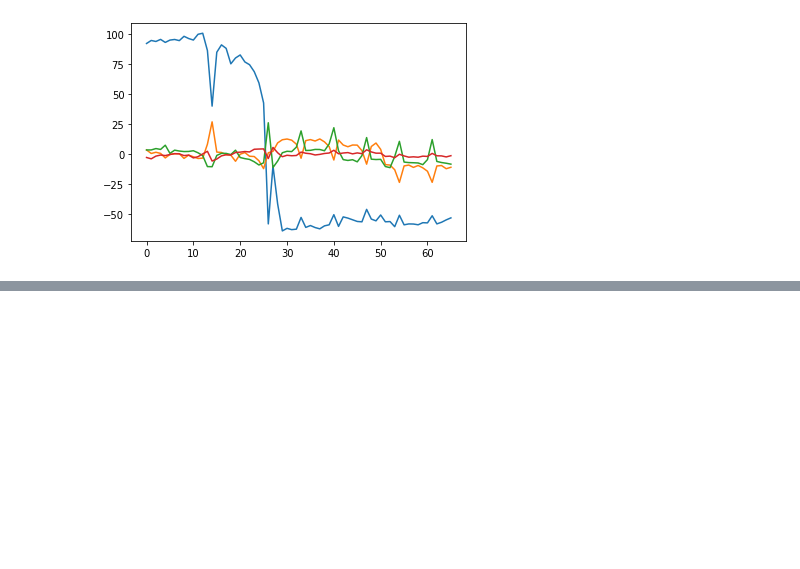
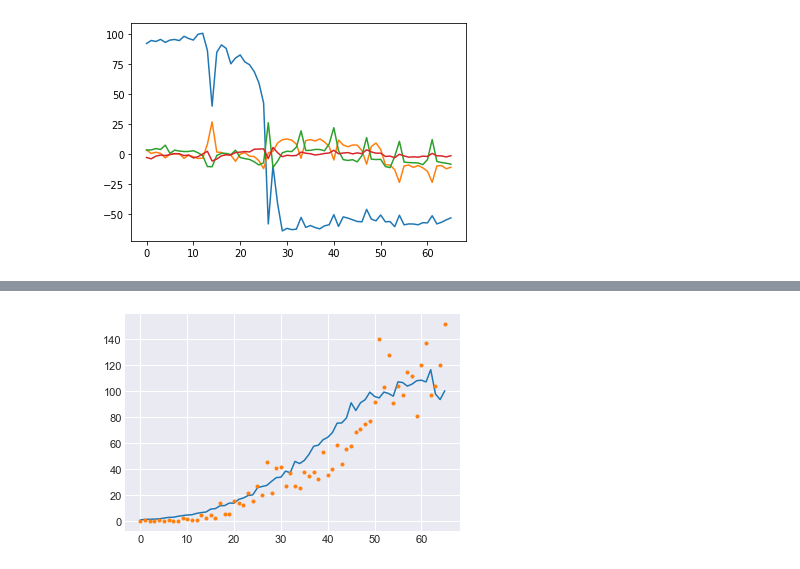
Before and after one commit to anag004/covid-model, a Jupyter notebook: ihme/UT@Austin_India.ipynb, the cells around one changed output, grey strips where cells are left out. Drawn from its saved outputs; the diff is of its cells as text; code cells hidden in the pictures; blank space fills up the shorter version.

```diff
--- a/ihme/UT@Austin_India.ipynb
+++ b/ihme/UT@Austin_India.ipynb
@@ -199,0 +226,6 @@ KeyboardInterrupt:
+# %%
+plt.plot(post_pred['Y_obs'].mean(axis=0))
+plt.plot(death_data, '.')
+plt.show()
+# %% [output]
+[figure, added]
```
Also changed, not shown: parts of 6 cells of this notebook.
